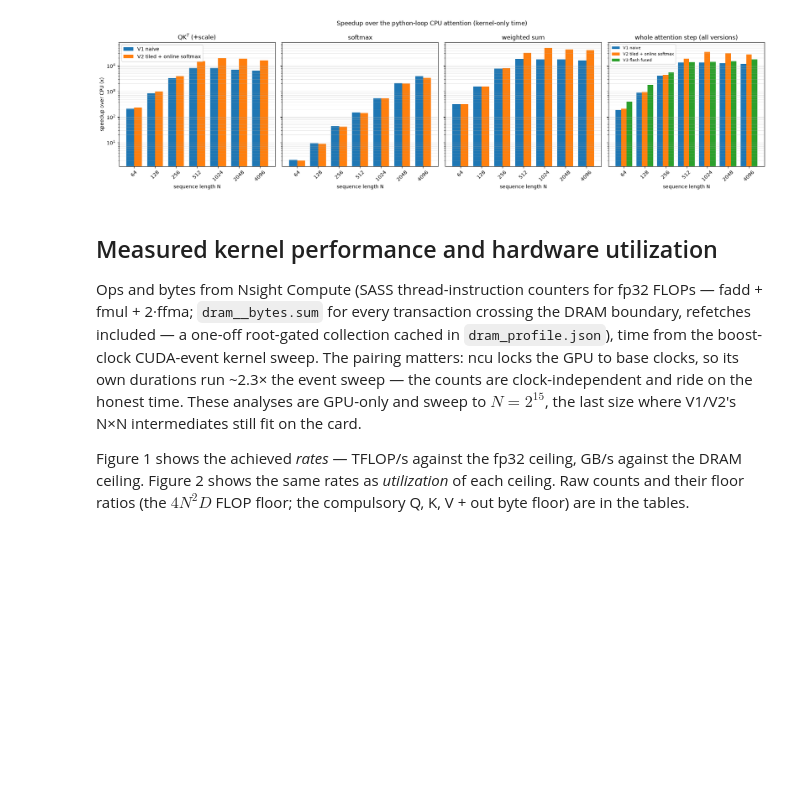
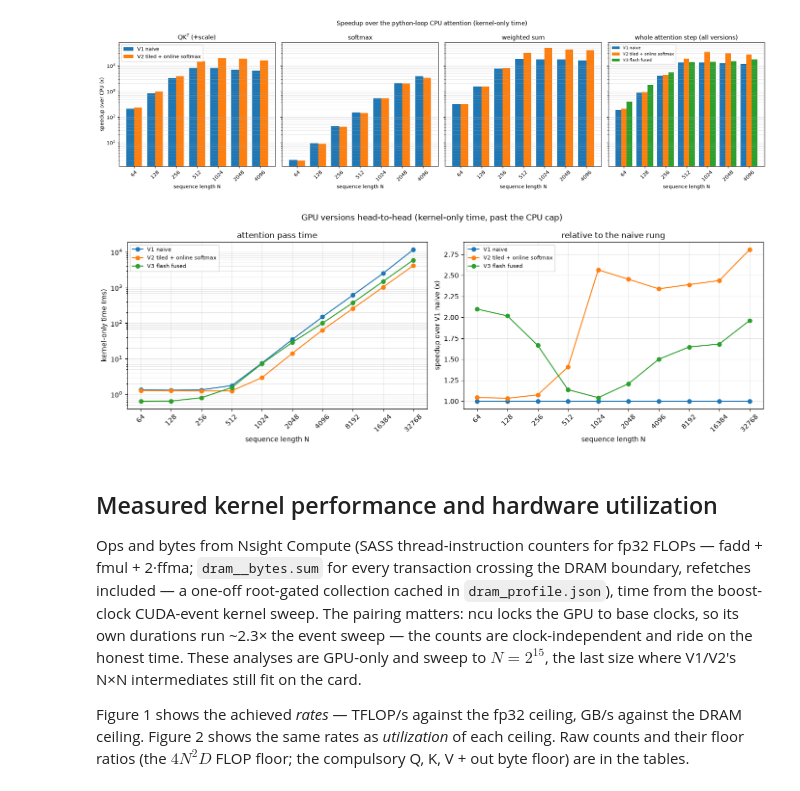
Before and after one commit to LtnLinh/Transformer-Attention-Mechanism, a Jupyter notebook: demo.ipynb, the cells around one changed output. Saved outputs shown, nothing was run; the diff lists cells and outputs as text; code cells hidden in the pictures; blank space fills up the shorter version.

Commit message:
chart 2b: the three GPU versions head-to-head across the kernel-only sweep
Line chart after Chart 2, over KERNEL_LENS (N <= 32768): absolute pass
time (log-log) and speedup relative to V1 -- shows the launch-overhead
floor where V3 leads, the V2/V3 crossover at N = 256-512, and V2 as the
fastest rung from 512 up. Run on the T4 against a fresh ktimes sweep
(reproduces the committed table within ~1%).

Co-Authored-By: Claude Fable 5 <noreply@anthropic.com>

```diff
--- a/demo.ipynb
+++ b/demo.ipynb
@@ -422,6 +422,33 @@ if cuda.is_available():
     plt.show()
 # %% [output]
 [figure]
+# %%
+# Chart 2b -- the three GPU rungs head-to-head (kernel-only), swept past the
+# CPU cap to N = 32768: absolute pass time, then the same sweep as speedup
+# over V1 -- the crossovers Chart 2's CPU-relative bars can't resolve
+if cuda.is_available():
+    fig, axes = plt.subplots(1, 2, figsize=(14, 5))
+    for name, kt in ktimes.items():
+        axes[0].plot(KERNEL_LENS, kt, marker="o", color=COLORS[name], label=name)
+        axes[1].plot(KERNEL_LENS, [v1 / t for v1, t in zip(ktimes["V1 naive"], kt)],
+                     marker="o", color=COLORS[name], label=name)
+
+    axes[0].set_yscale("log")
+    axes[0].set_ylabel("kernel-only time (ms)")
+    axes[0].set_title("attention pass time")
+    axes[1].set_ylabel("speedup over V1 naive (x)")
+    axes[1].set_title("relative to the naive rung")
+    for ax in axes:
+        ax.set_xscale("log", base=2)
+        ax.set_xticks(KERNEL_LENS, KERNEL_LENS, rotation=45)
+        ax.set_xlabel("sequence length N")
+        ax.grid(True, which="both", alpha=0.3)
+        ax.legend(fontsize=8)
+    plt.suptitle("GPU versions head-to-head (kernel-only time, past the CPU cap)")
+    plt.tight_layout()
+    plt.show()
+# %% [output]
+[figure, added]
 # %% [markdown]
 ## Measured kernel performance and hardware utilization
 
```
